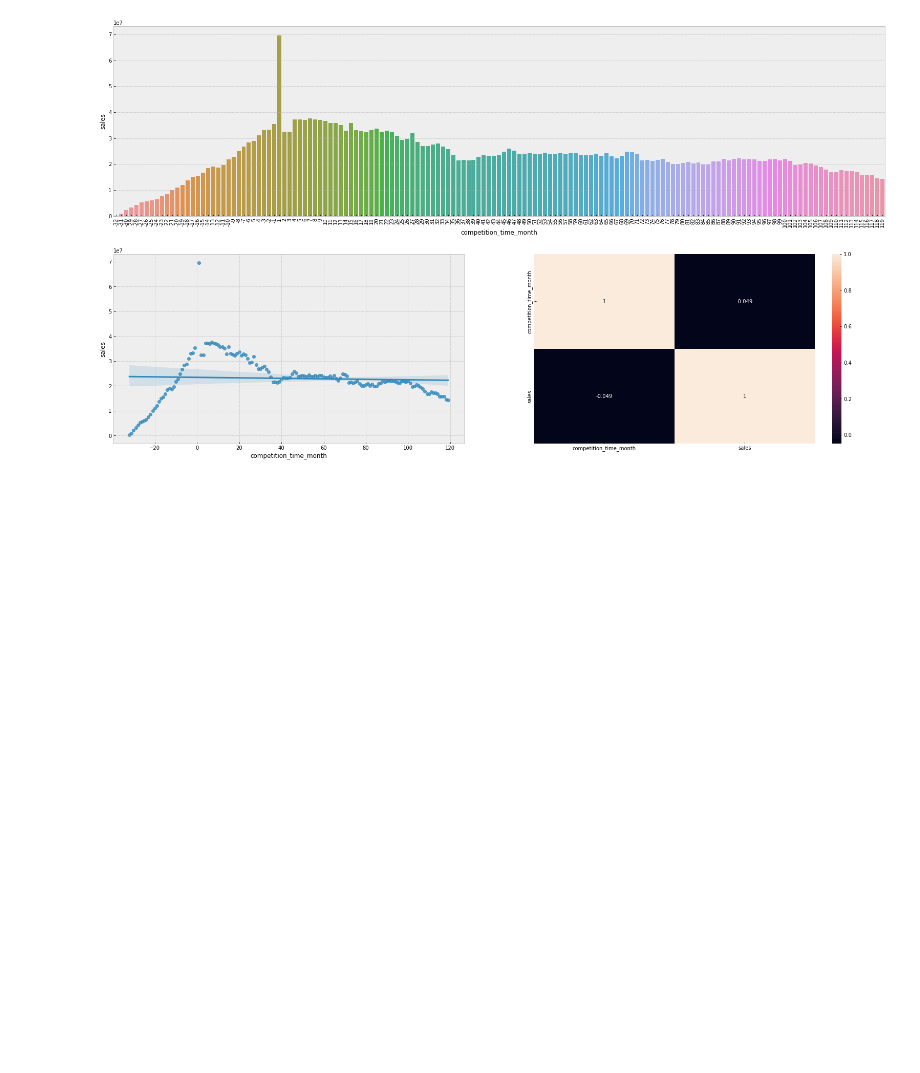
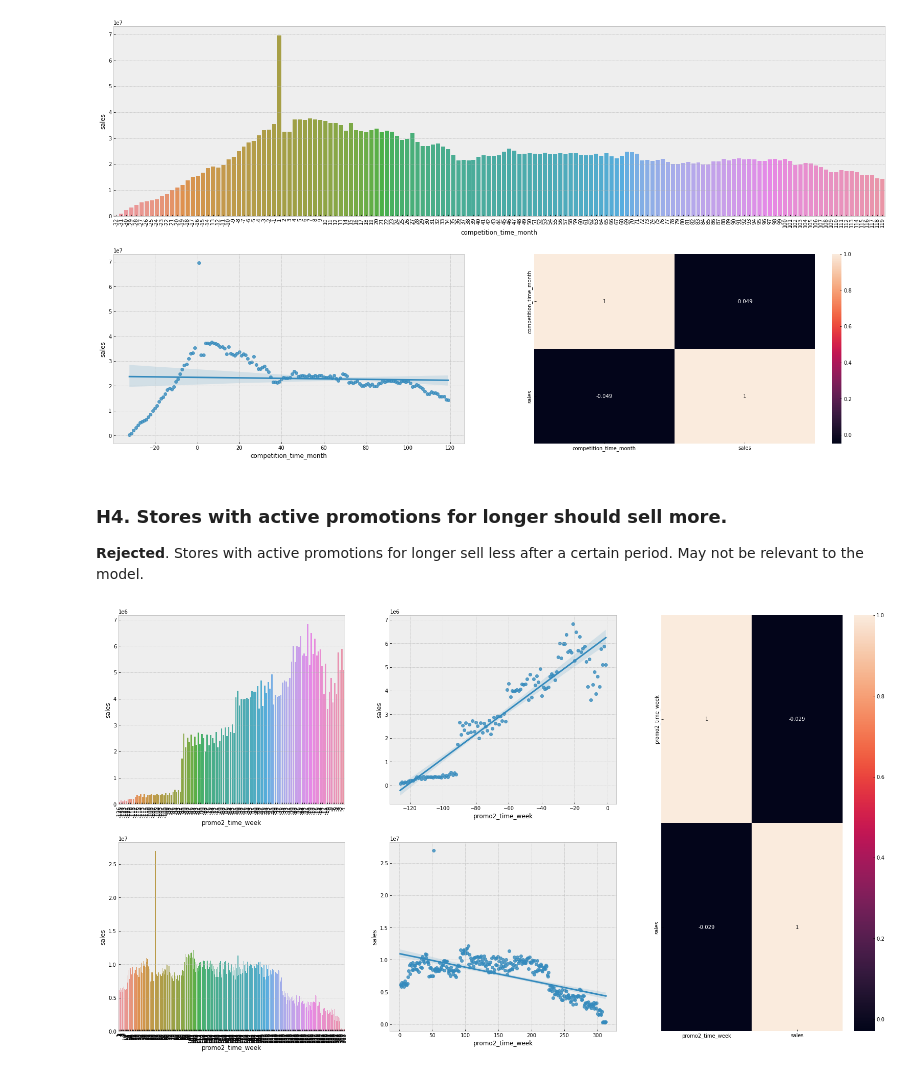
Before and after one commit to gdelimacarvalho/rossmann_store_sales_project, a Jupyter notebook: rossmann_store_sales_project.ipynb, the cells around one changed output. Cells and saved outputs as stored; diff of their text form; code cells hidden in the pictures; blank space fills up the shorter version.

```diff
--- a/rossmann_store_sales_project.ipynb
+++ b/rossmann_store_sales_project.ipynb
@@ -546,3 +545,32 @@ plt.subplot2grid((2,2), (1,1))
 sns.heatmap(aux2.corr(method='pearson'), annot=True);
 # %% [output]
 [figure]
+# %% [markdown]
+### H4. Stores with active promotions for longer should sell more.
+
+**Rejected**. Stores with active promotions for longer sell less after a certain period. May not be relevant to the model.
+# %%
+aux1 = pd.pivot_table(df4, values='sales', index='promo2_time_week', aggfunc='sum').reset_index()
+
+grid = GridSpec(2,3)
+
+plt.subplot(grid[0,0])
+aux3 = aux1[aux1['promo2_time_week'] < 0] #regular promo (promo1)
+sns.barplot(x='promo2_time_week', y='sales', data=aux3);
+plt.xticks(rotation=90);
+
+plt.subplot(grid[0,1])
+sns.regplot(x='promo2_time_week', y='sales', data=aux3);
+
+plt.subplot(grid[1,0])
+aux2 = aux1[aux1['promo2_time_week'] > 0] #extended promo (promo2)
+sns.barplot(x='promo2_time_week', y='sales', data=aux2);
+plt.xticks(rotation=90);
+
+plt.subplot(grid[1,1])
+sns.regplot(x='promo2_time_week', y='sales', data=aux2);
+
+plt.subplot(grid[:,2])
+sns.heatmap(aux1.corr(method='pearson'), annot=True);
+# %% [output]
+[figure, added]
```
Also changed, not shown: parts of 14 cells of this notebook.
